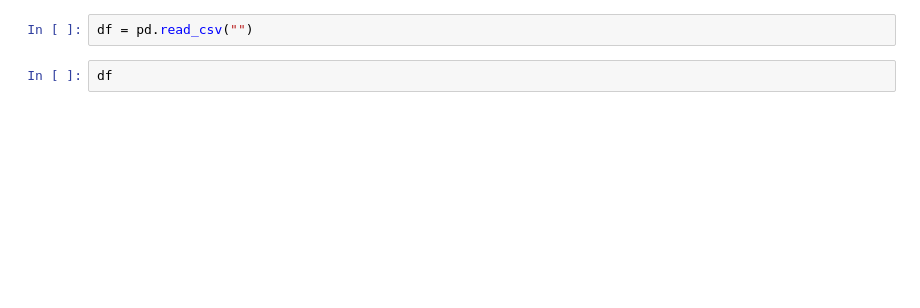
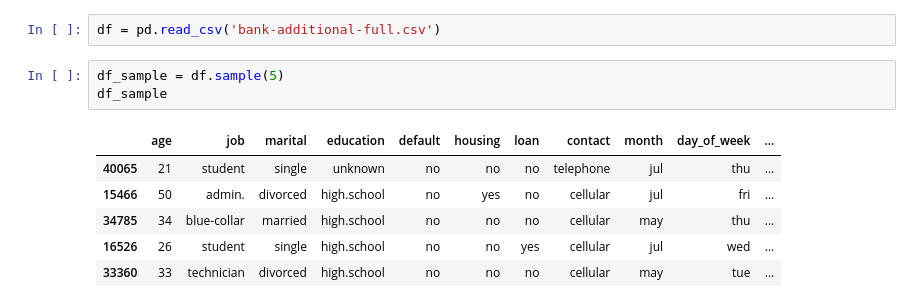
Before and after one commit to sharuhinda/bank_marketing_campaign, a Jupyter notebook: Fredricka-David-Notebook Week9.ipynb, the cells around one changed output. Drawn from its saved outputs; the diff is of its cells as text; blank space fills up the shorter version.

```diff
--- a/Fredricka-David-Notebook Week9.ipynb
+++ b/Fredricka-David-Notebook Week9.ipynb
@@ -10,4 +12,12 @@ print(os.listdir())
 # %%
-df = pd.read_csv("")
+df = pd.read_csv('bank-additional-full.csv')
-# %%
-df
+# %%
+df_sample = df.sample(5)
+df_sample
+# %% [output]
+|  | age | job | marital | education | default | housing | loan | contact | month | day_of_week | ... |
+| 40065 | 21 | student | single | unknown | no | no | no | telephone | jul | thu | ... |
+| 15466 | 50 | admin. | divorced | high.school | no | yes | no | cellular | jul | fri | ... |
+| 34785 | 34 | blue-collar | married | high.school | no | no | no | cellular | may | thu | ... |
+| 16526 | 26 | student | single | high.school | no | no | yes | cellular | jul | wed | ... |
+| 33360 | 33 | technician | divorced | high.school | no | no | no | cellular | may | tue | ... |
```
Also changed, not shown: parts of 36 cells of this notebook.
